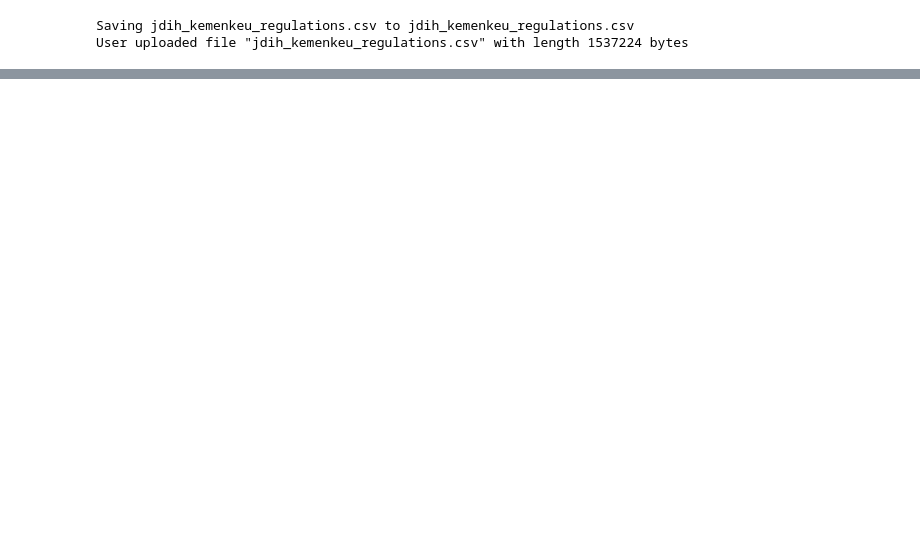
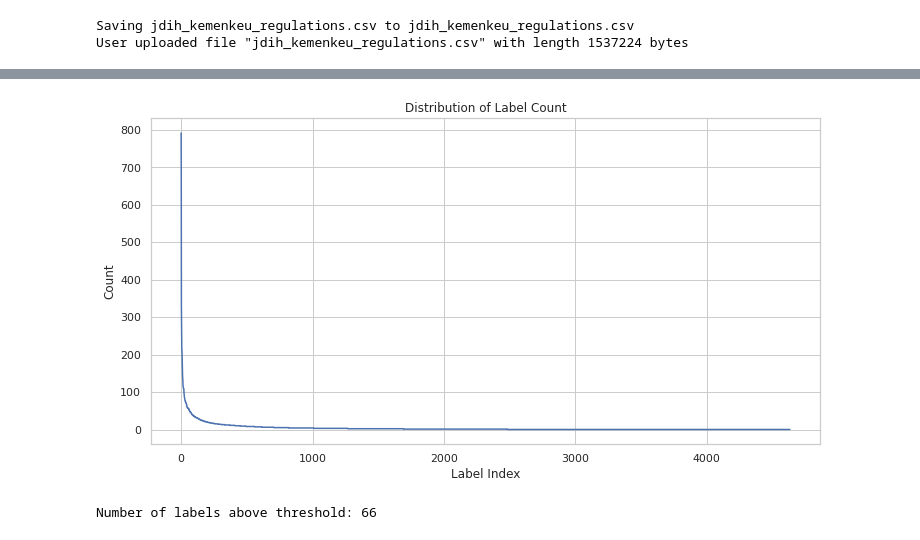
Before and after one commit to bangkit-kaidah/machine-learning, a Jupyter notebook: Data_Preprocessing.ipynb, the cells around one changed output, grey strips where cells are left out. Saved outputs shown, nothing was run; the diff lists cells and outputs as text; code cells hidden in the pictures; blank space fills up the shorter version.

```diff
--- a/Data_Preprocessing.ipynb
+++ b/Data_Preprocessing.ipynb
@@ -60,0 +106,5 @@ memory usage: 214.9+ KB
+# %%
+# make the unique labels into new columns and replace all missing values into 0
+new_label_df = pd.concat([label_df, pd.DataFrame(columns=list(labels))])
+new_label_df.fillna(0, inplace=True)
+new_label_df.head()
@@ -60,0 +119,7 @@ memory usage: 214.9+ KB
+# %%
+# fill the label columns with 1 if the label exist for that row
+for column in columns:
+    for index, label in enumerate(new_label_df[column]):
+        if label != 0:
+            new_label_df.loc[index, label] = 1
+new_label_df.head()
@@ -60,0 +134,5 @@ memory usage: 214.9+ KB
+# %%
+# combine the label columns as labels of the dataset
+dataset_df = pd.concat([dropped_df['title'], new_label_df.loc[:, labels[0]:]], axis=1)
+dataset_df[labels] = dataset_df[labels].apply(lambda x: x.astype('int'))
+dataset_df.head()
@@ -60,0 +147,8 @@ memory usage: 214.9+ KB
+# %%
+# count the number of each label appear
+label_count = pd.DataFrame()
+label_count['label'] = dataset_df.columns[1:]
+label_count['count'] = dataset_df.iloc[:, 1:].sum().values
+label_count.sort_values(['count'], inplace=True, ascending=False)
+label_count.reset_index(inplace=True, drop=True)
+label_count.describe()
@@ -60,0 +165,24 @@ memory usage: 214.9+ KB
+# %%
+# visualize the distribution of label count
+plt.figure(figsize=(12, 6))
+plt.plot(label_count['count'].values)
+plt.title("Distribution of Label Count")
+plt.xlabel("Label Index")
+plt.ylabel("Count")
+plt.show()
+# %% [output]
+[figure, added]
+# %%
+# some labels don't have enough data points
+# which can make prediction less precise
+# let's cut the number of labels down with threshold
+main_label_df = pd.DataFrame()
+main_label_df = label_count[label_count['count']>50]
+main_labels = main_label_df['label'].values
+print("Number of labels above threshold:", len(main_labels))
+
+# the labels below threshold will be clustered to a new label
+new_label = 'Lain'
+main_labels = np.append(main_labels, new_label)
+# %% [output]
+Number of labels above threshold: 66
```
Also changed, not shown: parts of 23 cells of this notebook.
